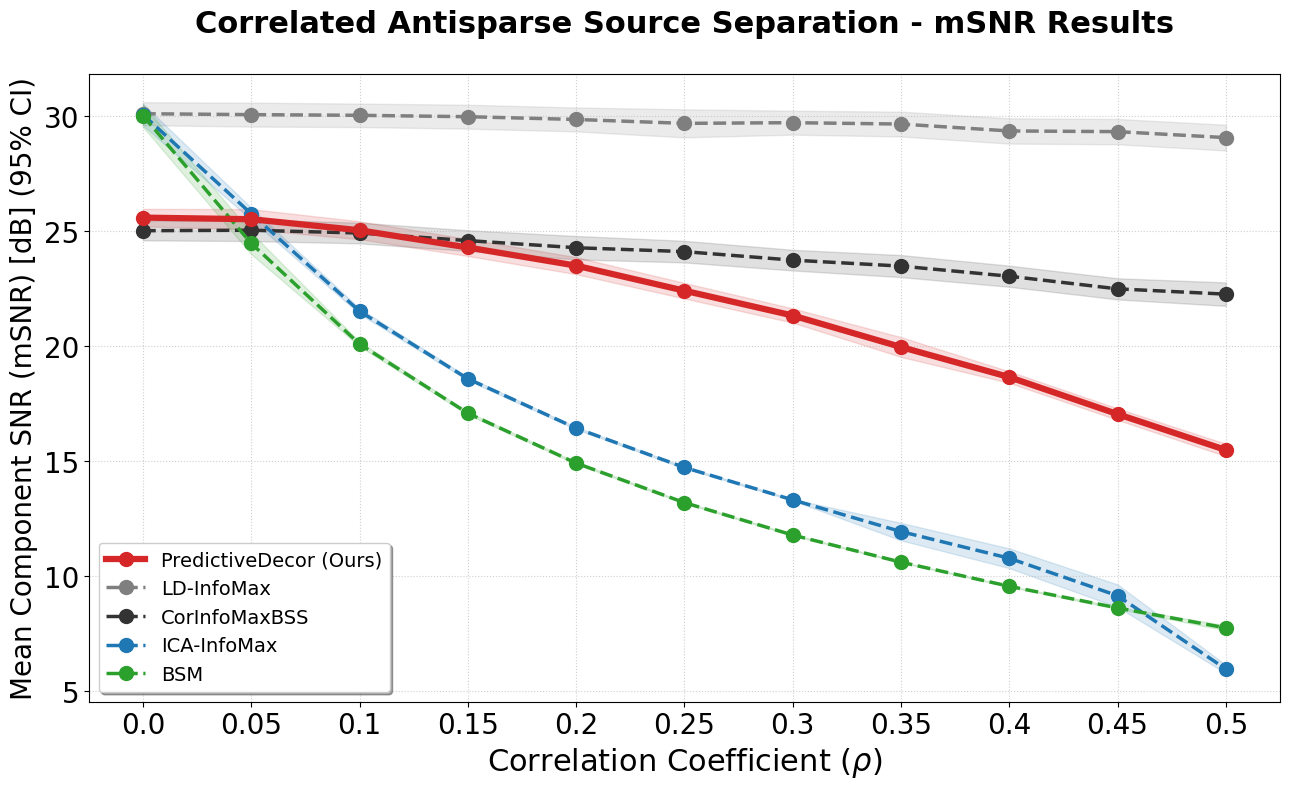
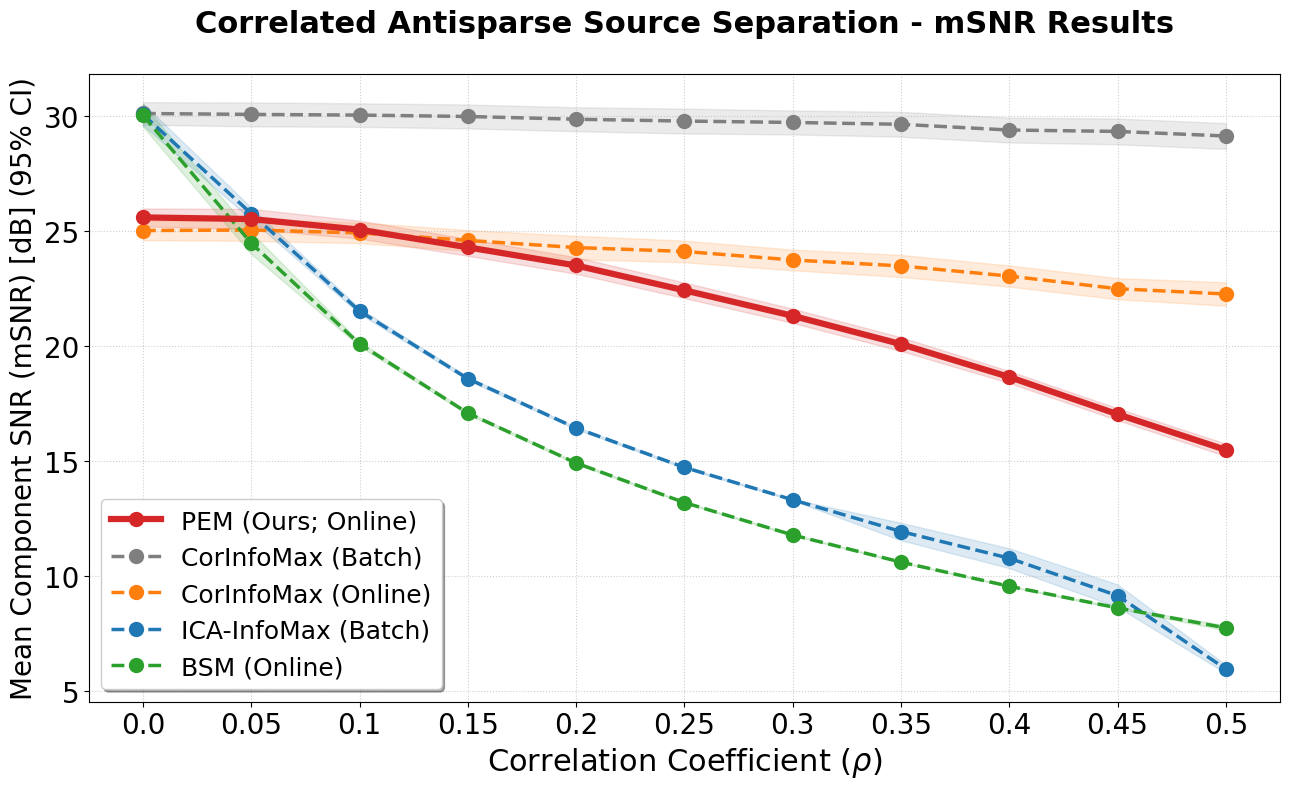
The notebook cell's code change between the first figure and the second:
--- before
+++ after
@@ -1,4 +1,4 @@
 plot_title = "Correlated Antisparse Source Separation - mSNR Results"
 bss_plot = plot_snr_performance(summary_df, title = plot_title)
-plt.savefig('Figures/Antisparse_Correlated_Comparison.pdf', format='pdf', bbox_inches = 'tight')
+# plt.savefig('Figures/Antisparse_Correlated_Comparison.pdf', format='pdf', bbox_inches = 'tight')
 bss_plot.show()

Commit: simulation results